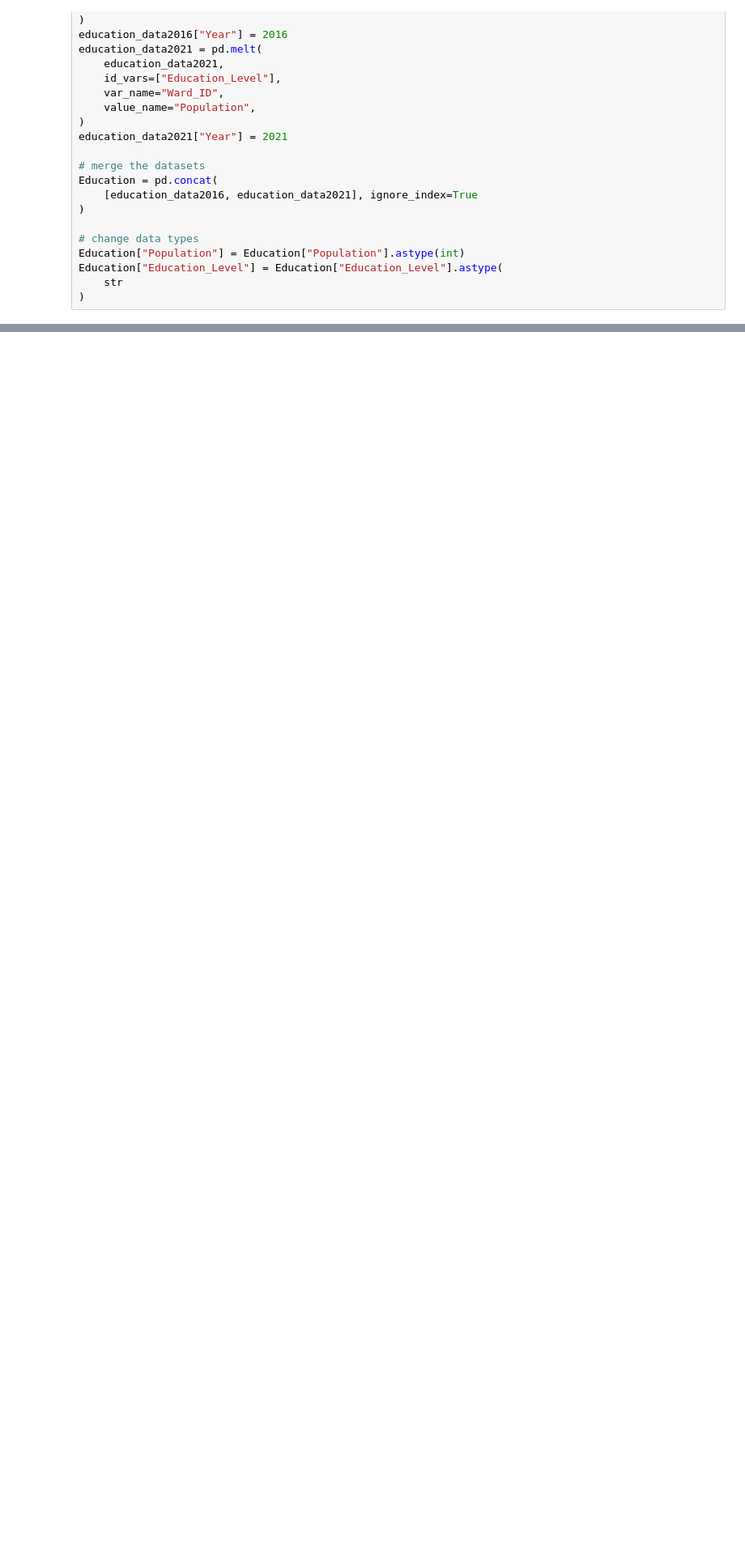
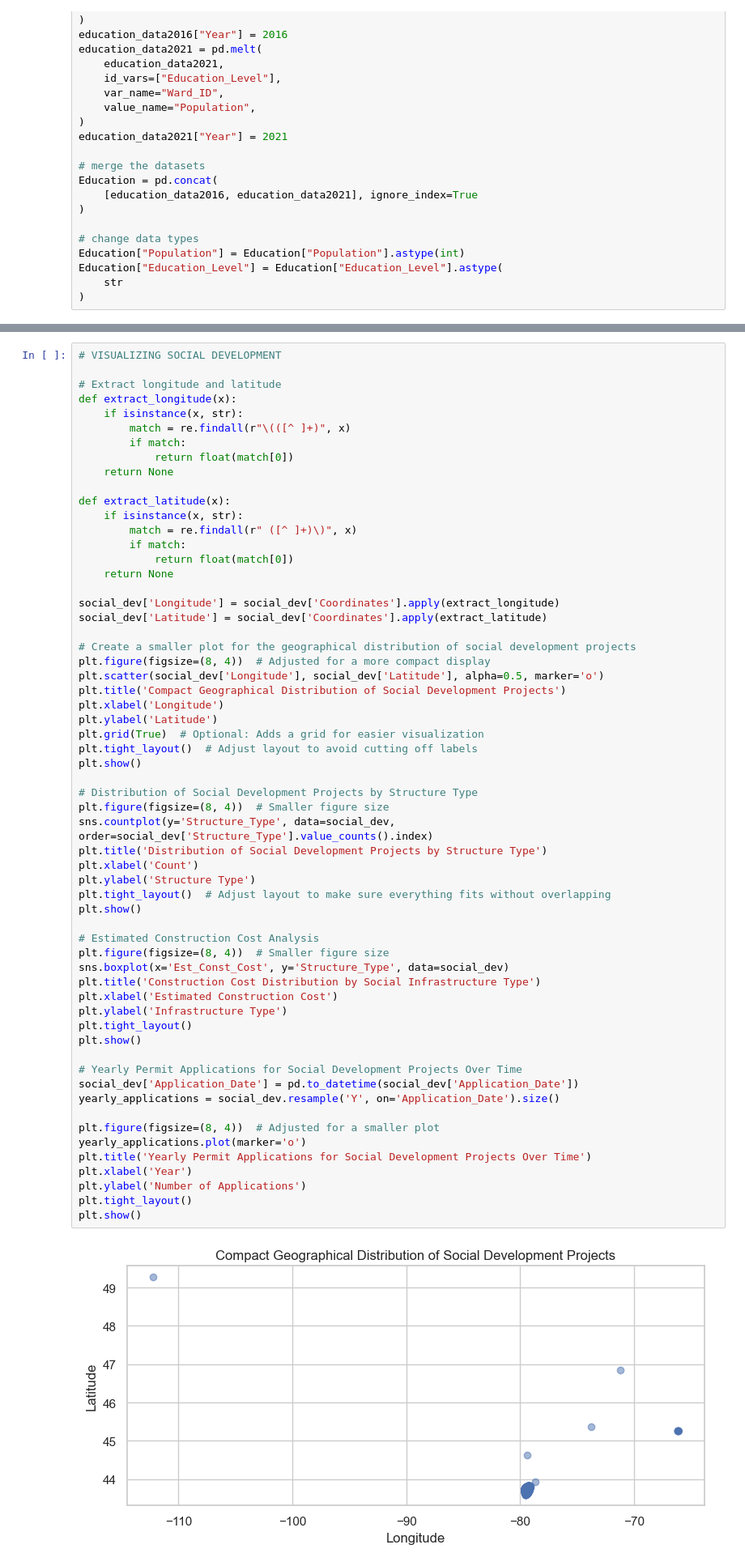
Before and after one commit to tinatrinh8/Data-Science-Gentrification-Study, a Jupyter notebook: Phase4/DataMining.ipynb, the cells around one changed output, grey strips where cells are left out. Shown at 81% size. Drawn from its saved outputs; the diff is of its cells as text; blank space fills up the shorter version.

```diff
--- a/Phase4/DataMining.ipynb
+++ b/Phase4/DataMining.ipynb
@@ -460,0 +878,62 @@ ShelterDimension["Ward_ID"] = ShelterDimension["Ward_ID"].astype(str)
+# %%
+# VISUALIZING SOCIAL DEVELOPMENT
+
+# Extract longitude and latitude
+def extract_longitude(x):
+    if isinstance(x, str):
+        match = re.findall(r"\(([^ ]+)", x)
+        if match:
+            return float(match[0])
+    return None
+
+def extract_latitude(x):
+    if isinstance(x, str):
+        match = re.findall(r" ([^ ]+)\)", x)
+        if match:
+            return float(match[0])
+    return None
+
+social_dev['Longitude'] = social_dev['Coordinates'].apply(extract_longitude)
+social_dev['Latitude'] = social_dev['Coordinates'].apply(extract_latitude)
+
+# Create a smaller plot for the geographical distribution of social development projects
+plt.figure(figsize=(8, 4))  # Adjusted for a more compact display
+plt.scatter(social_dev['Longitude'], social_dev['Latitude'], alpha=0.5, marker='o')
+plt.title('Compact Geographical Distribution of Social Development Projects')
+plt.xlabel('Longitude')
+plt.ylabel('Latitude')
+plt.grid(True)  # Optional: Adds a grid for easier visualization
+plt.tight_layout()  # Adjust layout to avoid cutting off labels
+plt.show()
+
+# Distribution of Social Development Projects by Structure Type
+plt.figure(figsize=(8, 4))  # Smaller figure size
+sns.countplot(y='Structure_Type', data=social_dev, order=social_dev['Structure_Type'].value_counts().index)
+plt.title('Distribution of Social Development Projects by Structure Type')
+plt.xlabel('Count')
+plt.ylabel('Structure Type')
+plt.tight_layout()  # Adjust layout to make sure everything fits without overlapping
+plt.show()
+
+# Estimated Construction Cost Analysis
+plt.figure(figsize=(8, 4))  # Smaller figure size
+sns.boxplot(x='Est_Const_Cost', y='Structure_Type', data=social_dev)
+plt.title('Construction Cost Distribution by Social Infrastructure Type')
+plt.xlabel('Estimated Construction Cost')
+plt.ylabel('Infrastructure Type')
+plt.tight_layout()
+plt.show()
+
+# Yearly Permit Applications for Social Development Projects Over Time
+social_dev['Application_Date'] = pd.to_datetime(social_dev['Application_Date'])
+yearly_applications = social_dev.resample('Y', on='Application_Date').size()
+
+plt.figure(figsize=(8, 4))  # Adjusted for a smaller plot
+yearly_applications.plot(marker='o')
+plt.title('Yearly Permit Applications for Social Development Projects Over Time')
+plt.xlabel('Year')
+plt.ylabel('Number of Applications')
+plt.tight_layout()
+plt.show()
+# %% [output]
+[figure, added]
```
Also changed, not shown: parts of 29 cells of this notebook, 3 other files.
